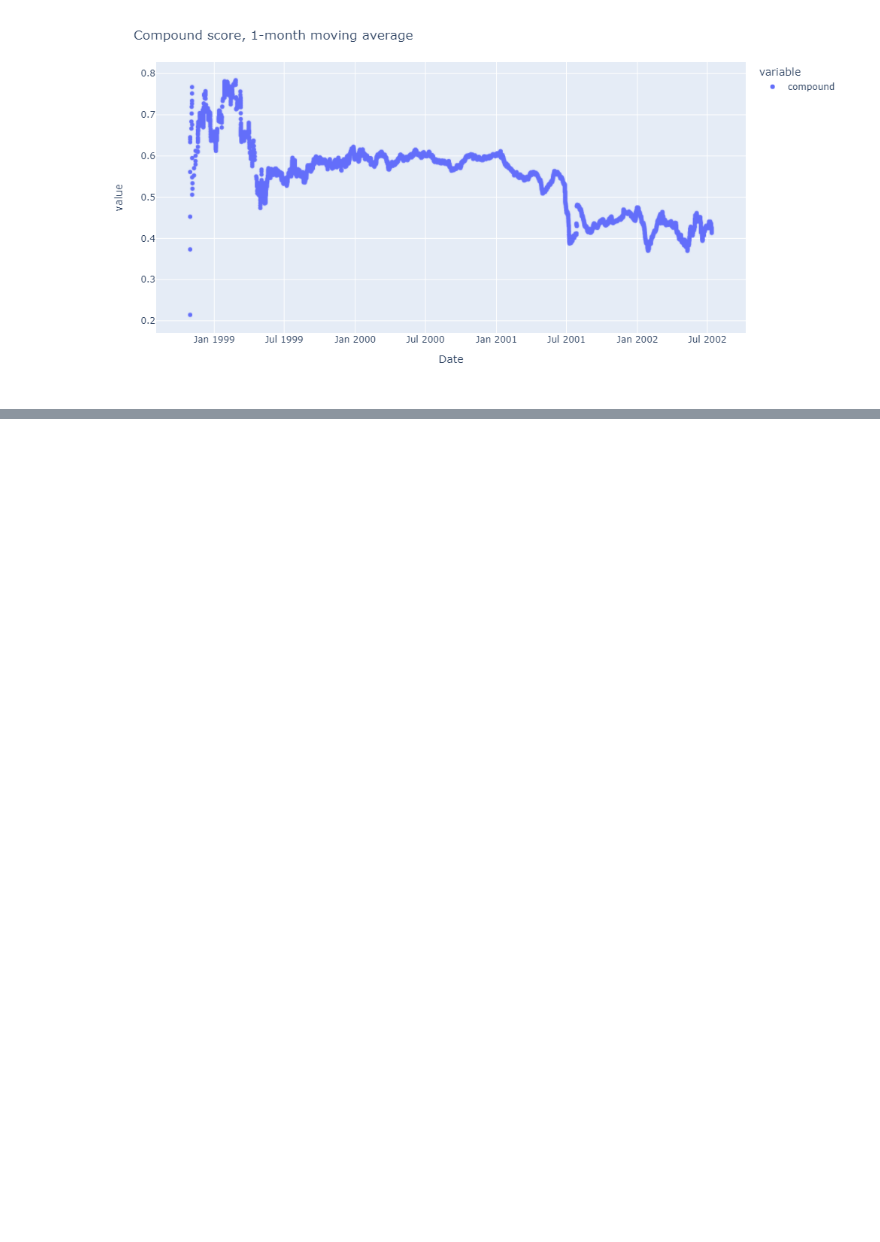
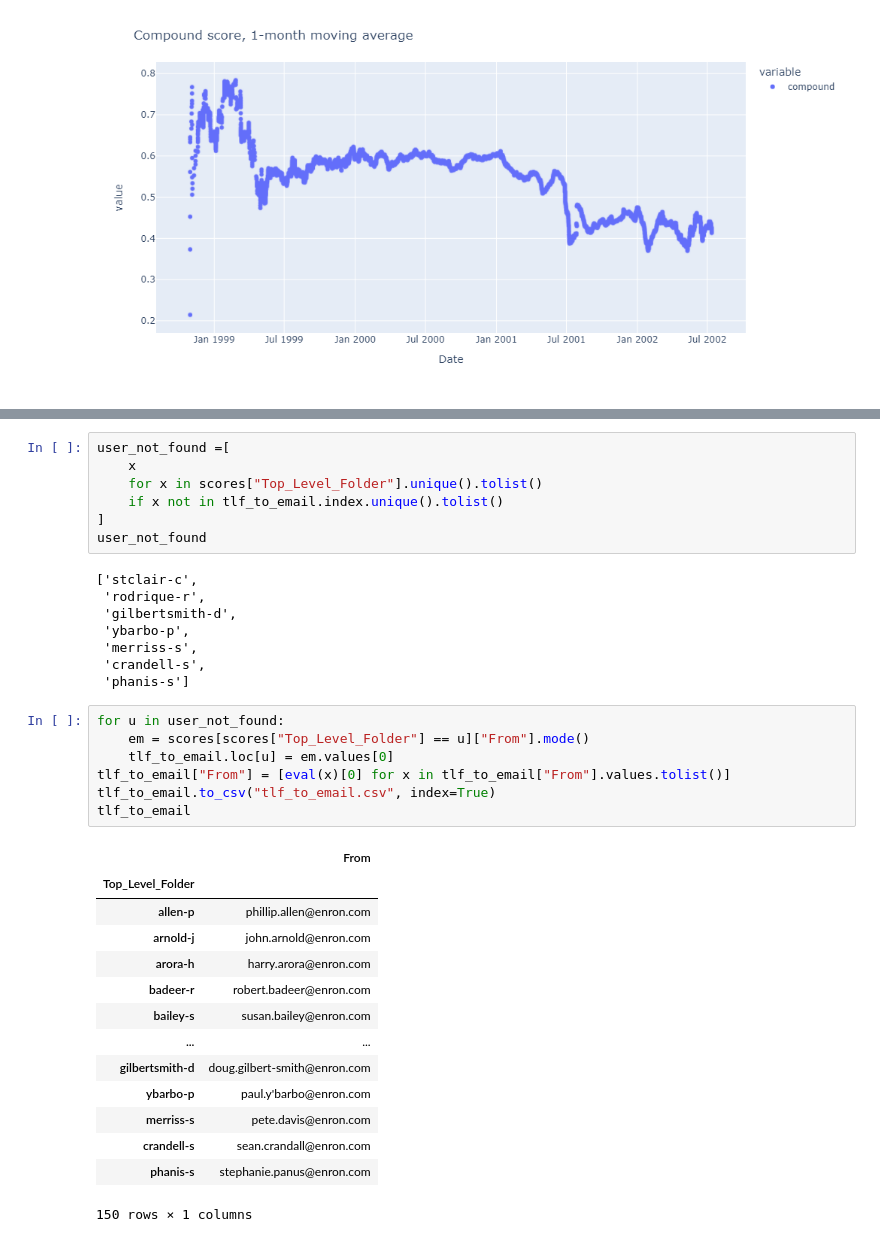
Before and after one commit to FlorinAndrei/enron-sentiment-analysis, a Jupyter notebook: visualize.ipynb, the cells around one changed output, grey strips where cells are left out. Cells and saved outputs as stored; diff of their text form; blank space fills up the shorter version.

```diff
--- a/visualize.ipynb
+++ b/visualize.ipynb
@@ -92,0 +117,37 @@ px.scatter(
+# %%
+user_not_found =[
+    x
+    for x in scores["Top_Level_Folder"].unique().tolist()
+    if x not in tlf_to_email.index.unique().tolist()
+]
+user_not_found
+# %% [output]
+['stclair-c',
+ 'rodrique-r',
+ 'gilbertsmith-d',
+ 'ybarbo-p',
+ 'merriss-s',
+ 'crandell-s',
+ 'phanis-s']
+# %%
+for u in user_not_found:
+    em = scores[scores["Top_Level_Folder"] == u]["From"].mode()
+    tlf_to_email.loc[u] = em.values[0]
+tlf_to_email["From"] = [eval(x)[0] for x in tlf_to_email["From"].values.tolist()]
+tlf_to_email.to_csv("tlf_to_email.csv", index=True)
+tlf_to_email
+# %% [output]
+|  | From |
+| Top_Level_Folder |  |
+| allen-p | phillip.allen@enron.com |
+| arnold-j | john.arnold@enron.com |
+| arora-h | harry.arora@enron.com |
+| badeer-r | robert.badeer@enron.com |
+| bailey-s | susan.bailey@enron.com |
+| ... | ... |
+| gilbertsmith-d | doug.gilbert-smith@enron.com |
+| ybarbo-p | paul.y'barbo@enron.com |
+| merriss-s | pete.davis@enron.com |
+| crandell-s | sean.crandall@enron.com |
+| phanis-s | stephanie.panus@enron.com |
+150 rows × 1 columns
```
Also changed, not shown: parts of 3 cells of this notebook.
